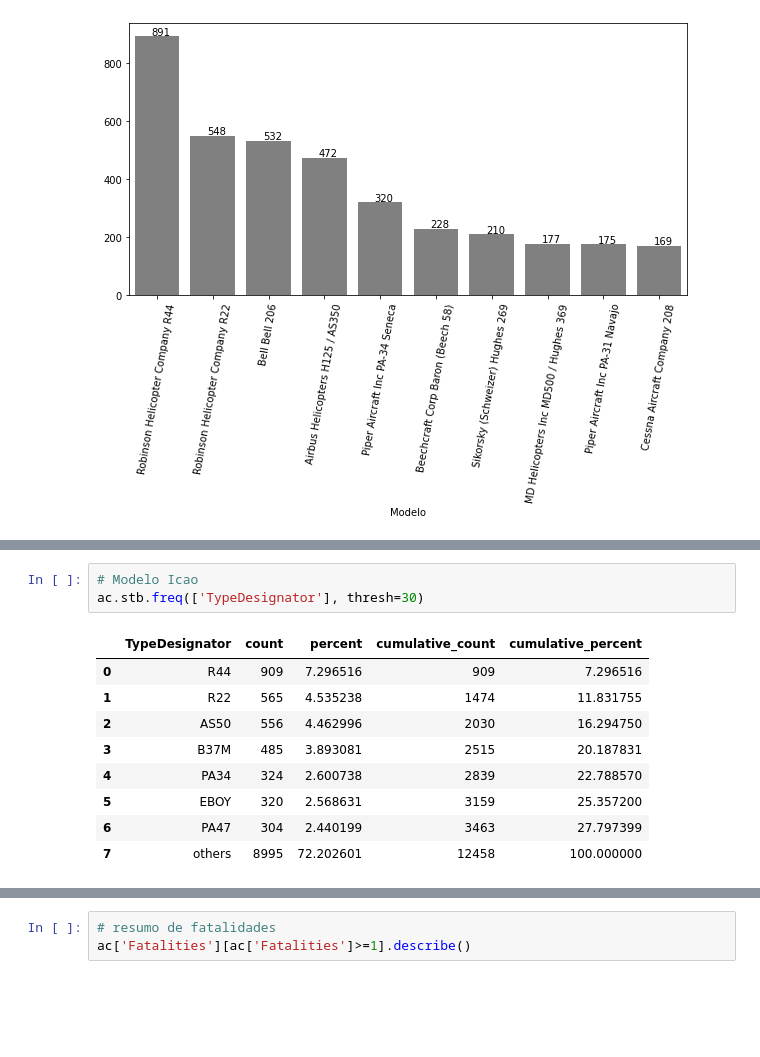
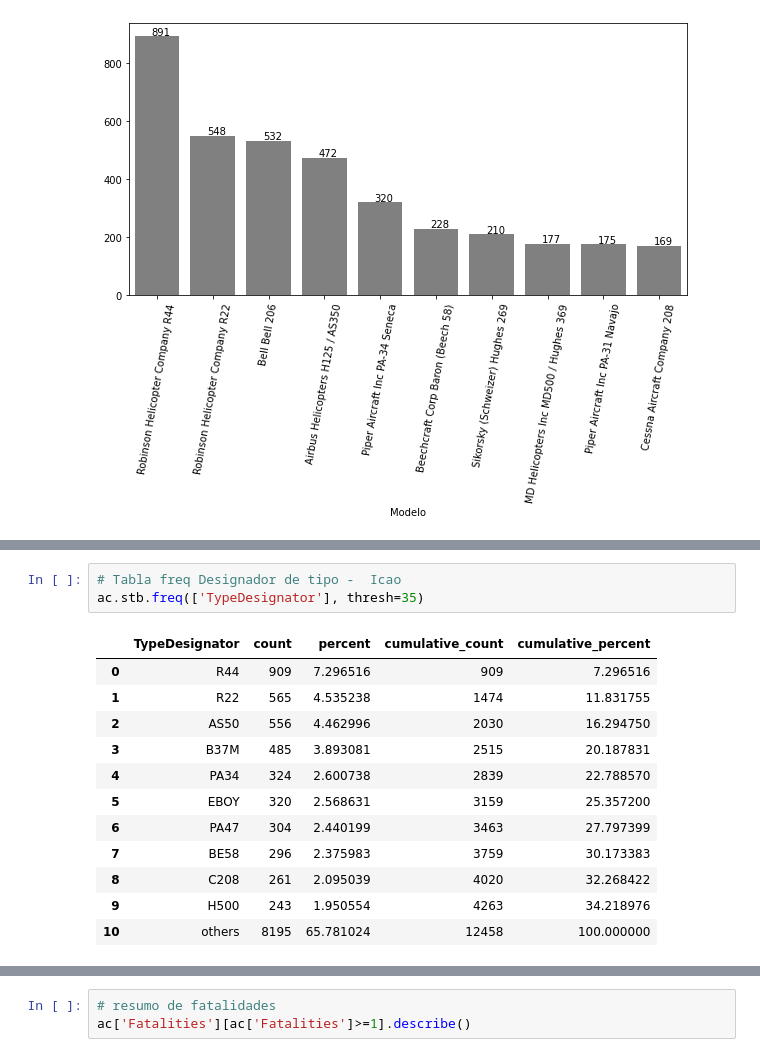
Before and after one commit to sandrasd/OcorrenciasAeronauticas, a Jupyter notebook: Ocorrencias_e_acidentes_mundo.ipynb, the cells around one changed output, grey strips where cells are left out. Saved outputs shown, nothing was run; the diff lists cells and outputs as text; blank space fills up the shorter version.

```diff
--- a/Ocorrencias_e_acidentes_mundo.ipynb
+++ b/Ocorrencias_e_acidentes_mundo.ipynb
@@ -307,16 +261,19 @@ Name: TypeDesignator, Length: 684, dtype: int64
 # %%
-# Modelo Icao
-ac.stb.freq(['TypeDesignator'], thresh=30)
+# Tabla freq Designador de tipo -  Icao
+ac.stb.freq(['TypeDesignator'], thresh=35)
 # %% [output]
 |  | TypeDesignator | count | percent | cumulative_count | cumulative_percent |
 | 0 | R44 | 909 | 7.296516 | 909 | 7.296516 |
 | 1 | R22 | 565 | 4.535238 | 1474 | 11.831755 |
 | 2 | AS50 | 556 | 4.462996 | 2030 | 16.294750 |
 | 3 | B37M | 485 | 3.893081 | 2515 | 20.187831 |
 | 4 | PA34 | 324 | 2.600738 | 2839 | 22.788570 |
 | 5 | EBOY | 320 | 2.568631 | 3159 | 25.357200 |
 | 6 | PA47 | 304 | 2.440199 | 3463 | 27.797399 |
-| 7 | others | 8995 | 72.202601 | 12458 | 100.000000 |
+| 7 | BE58 | 296 | 2.375983 | 3759 | 30.173383 |
+| 8 | C208 | 261 | 2.095039 | 4020 | 32.268422 |
+| 9 | H500 | 243 | 1.950554 | 4263 | 34.218976 |
+| 10 | others | 8195 | 65.781024 | 12458 | 100.000000 |
 # %%
 # gráfico de acidentes por modelo
 px = ac['TypeDesignator'].value_counts().head(10)
```
Also changed, not shown: parts of 22 cells of this notebook.
